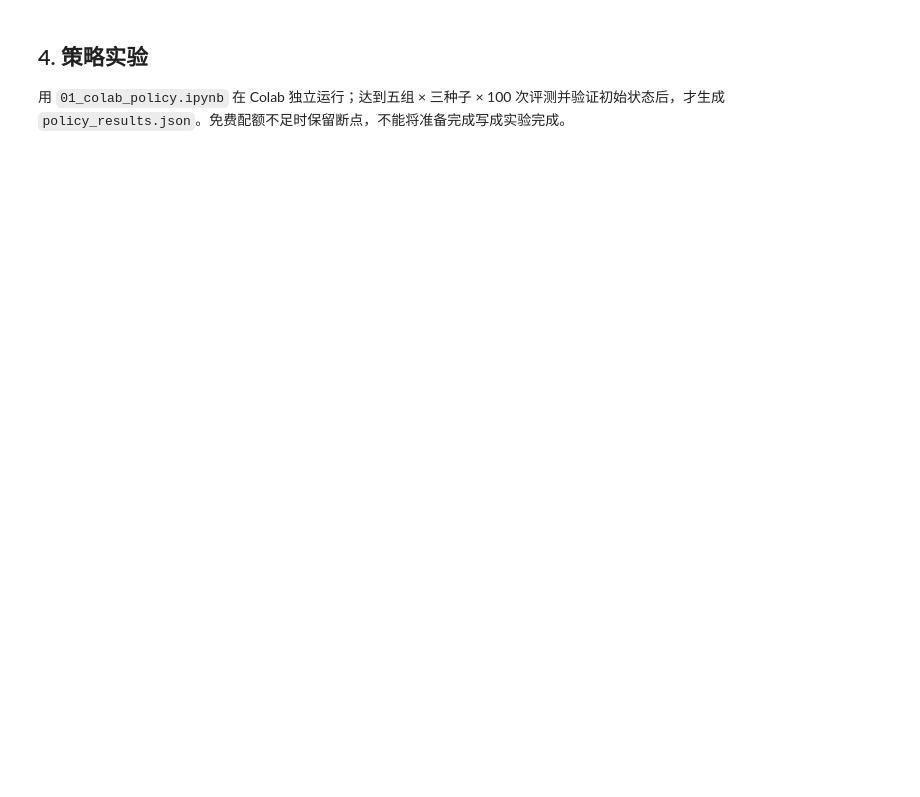
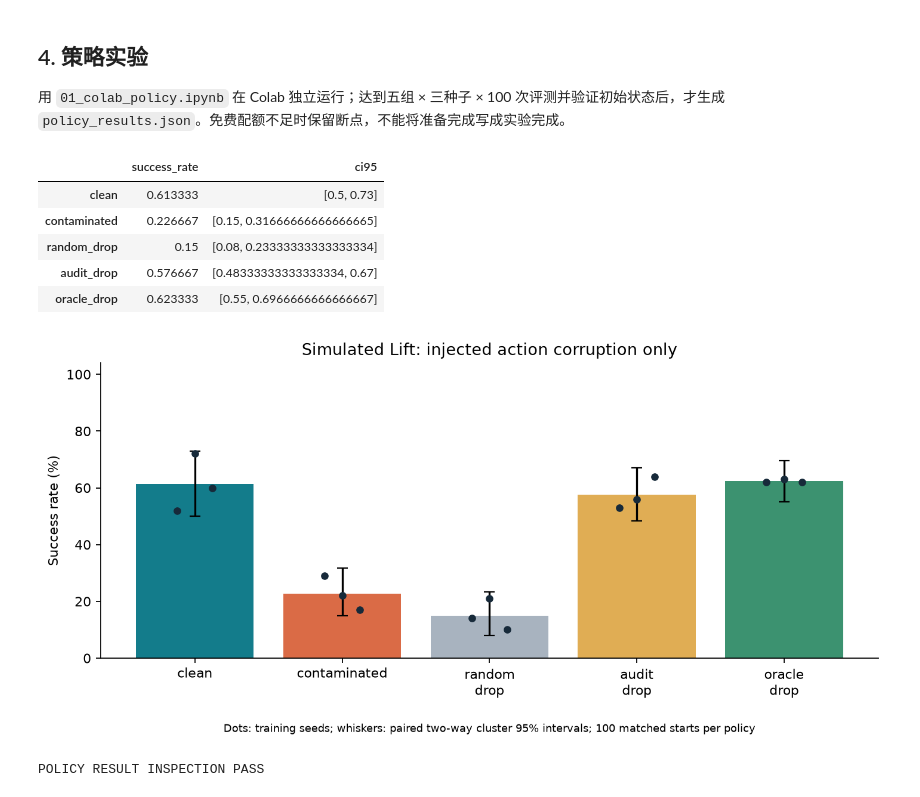
Before and after one commit to xuanbomalay/robot-data-quality-success-prediction, a Jupyter notebook: notebooks/00_project_runner.ipynb, the cells around one changed output. Saved outputs shown, nothing was run; the diff lists cells and outputs as text; code cells hidden in the pictures; blank space fills up the shorter version.

Commit message:
Verify completed policy benchmark and publish measured evidence locally

```diff
--- a/notebooks/00_project_runner.ipynb
+++ b/notebooks/00_project_runner.ipynb
@@ -65,0 +146,20 @@ else:
+# %%
+policy_path=ROOT/'reports/policy_results.json'
+if policy_path.exists():
+    policy=json.loads(policy_path.read_text(encoding='utf-8'))
+    assert policy['status']=='complete' and policy['rollouts']==1500
+    subprocess.run([sys.executable,'-B',str(ROOT/'scripts/verify_policy_results.py')],check=True,cwd=ROOT)
+    display(pd.DataFrame(policy['conditions']).T)
+    display(Image(filename=str(ROOT/'reports/figures/policy.png')))
+    print('POLICY RESULT INSPECTION PASS')
+else:
+    print('POLICY EVALUATION PENDING: no improvement claim')
+# %% [output]
+|  | success_rate | ci95 |
+| clean | 0.613333 | [0.5, 0.73] |
+| contaminated | 0.226667 | [0.15, 0.31666666666666665] |
+| random_drop | 0.15 | [0.08, 0.23333333333333334] |
+| audit_drop | 0.576667 | [0.48333333333333334, 0.67] |
+| oracle_drop | 0.623333 | [0.55, 0.6966666666666667] |
+[figure, added]
+POLICY RESULT INSPECTION PASS
```
Also changed, not shown: parts of 5 cells of this notebook, 24 other files.
